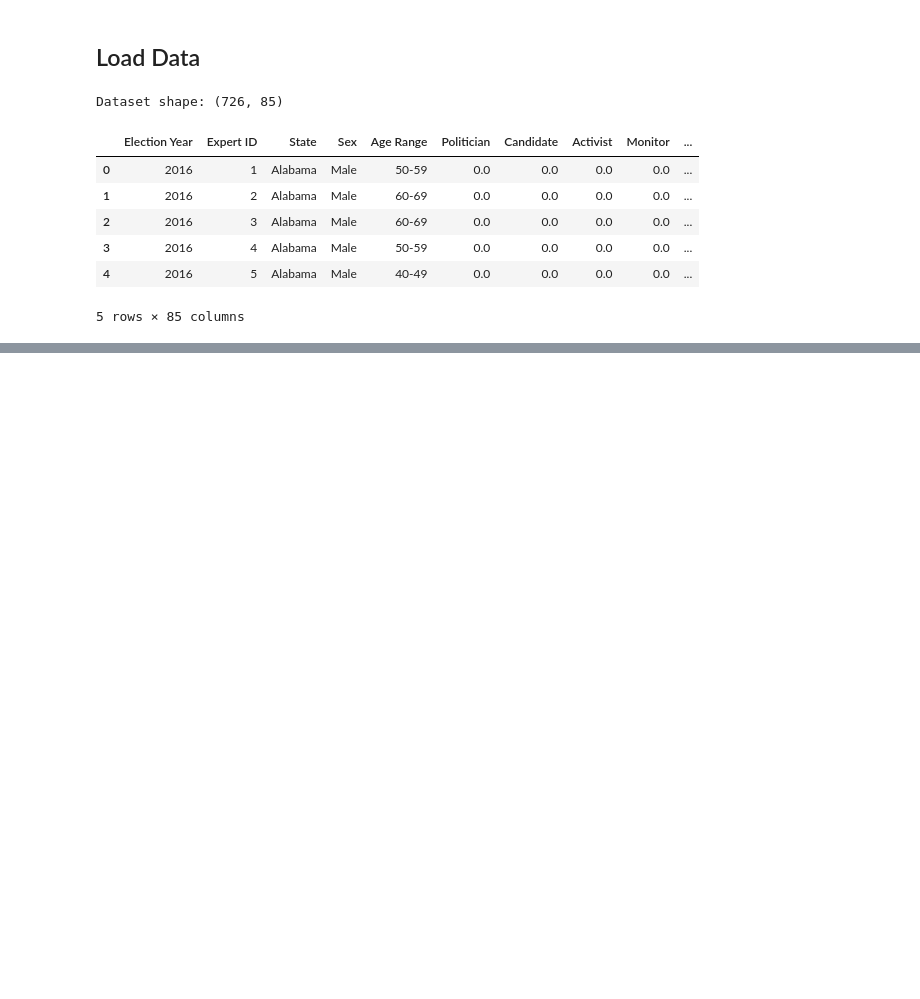
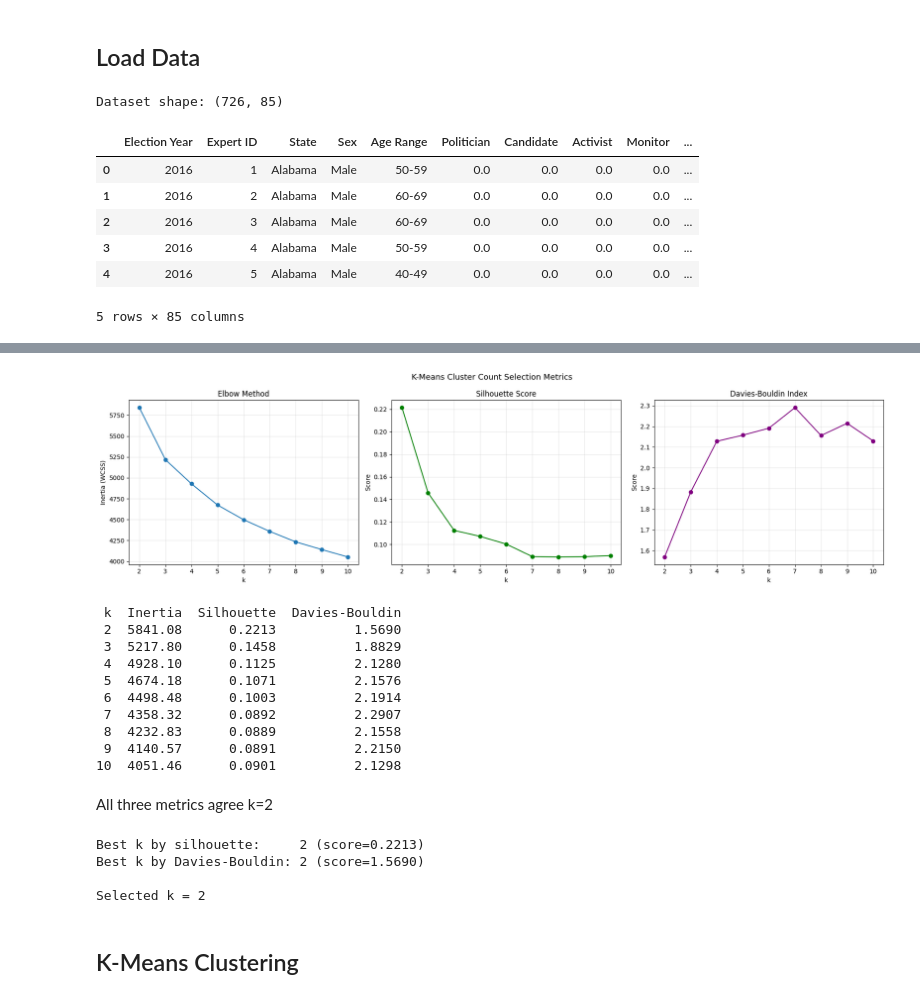
Before and after one commit to charlottedavidson524/2016_US_Election_ML, a Jupyter notebook: notebook/clustering_training.ipynb, the cells around one changed output, grey strips where cells are left out. Cells and saved outputs as stored; diff of their text form; code cells hidden in the pictures; blank space fills up the shorter version.

Commit message:
Finished clustering model notebook

```diff
--- a/notebook/clustering_training.ipynb
+++ b/notebook/clustering_training.ipynb
@@ -50,0 +121,74 @@ Dataset shape: (726, 85)
+# %%
+k_range = range(2, 11)
+inertias, sil_scores, db_scores = [], [], []
+
+for k in k_range:
+    km = KMeans(n_clusters=k, random_state=42, n_init=10)
+    labels = km.fit_predict(X)
+    inertias.append(km.inertia_)
+    sil_scores.append(silhouette_score(X, labels))
+    db_scores.append(davies_bouldin_score(X, labels))
+
+fig, axes = plt.subplots(1, 3, figsize=(18, 5))
+
+axes[0].plot(list(k_range), inertias, marker='o')
+axes[0].set_title('Elbow Method')
+axes[0].set_xlabel('k')
+axes[0].set_ylabel('Inertia (WCSS)')
+axes[0].grid(True, alpha=0.3)
+
+axes[1].plot(list(k_range), sil_scores, marker='o', color='green')
+axes[1].set_title('Silhouette Score')
+axes[1].set_xlabel('k')
+axes[1].set_ylabel('Score')
+axes[1].grid(True, alpha=0.3)
+
+axes[2].plot(list(k_range), db_scores, marker='o', color='purple')
+axes[2].set_title('Davies-Bouldin Index')
+axes[2].set_xlabel('k')
+axes[2].set_ylabel('Score')
+axes[2].grid(True, alpha=0.3)
+
+plt.suptitle('K-Means Cluster Count Selection Metrics', fontsize=13)
+plt.tight_layout()
+plt.show()
+
+scores_df = pd.DataFrame({
+    'k': list(k_range),
+    'Inertia': [round(i, 2) for i in inertias],
+    'Silhouette': [round(s, 4) for s in sil_scores],
+    'Davies-Bouldin': [round(d, 4) for d in db_scores]
+})
+print(scores_df.to_string(index=False))
+# %% [output]
+[figure, added]
+ k  Inertia  Silhouette  Davies-Bouldin
+ 2  5841.08      0.2213          1.5690
+ 3  5217.80      0.1458          1.8829
+ 4  4928.10      0.1125          2.1280
+ 5  4674.18      0.1071          2.1576
+ 6  4498.48      0.1003          2.1914
+ 7  4358.32      0.0892          2.2907
+ 8  4232.83      0.0889          2.1558
+ 9  4140.57      0.0891          2.2150
+10  4051.46      0.0901          2.1298
+# %% [markdown]
+All three metrics agree k=2
+# %%
+# Select optimal k
+
+best_k_sil = list(k_range)[sil_scores.index(max(sil_scores))]
+best_k_db  = list(k_range)[db_scores.index(min(db_scores))]
+
+print(f'Best k by silhouette:     {best_k_sil} (score={max(sil_scores):.4f})')
+print(f'Best k by Davies-Bouldin: {best_k_db} (score={min(db_scores):.4f})')
+
+best_k = best_k_sil if best_k_sil == best_k_db else min(best_k_sil, best_k_db)
+print(f'\nSelected k = {best_k}')
+# %% [output]
+Best k by silhouette:     2 (score=0.2213)
+Best k by Davies-Bouldin: 2 (score=1.5690)
+
+Selected k = 2
+# %% [markdown]
+## K-Means Clustering
```
Also changed, not shown: parts of 22 cells of this notebook.
